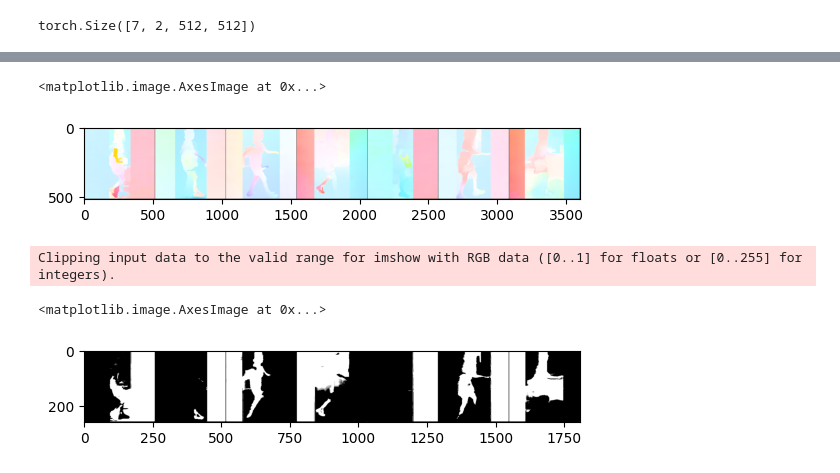
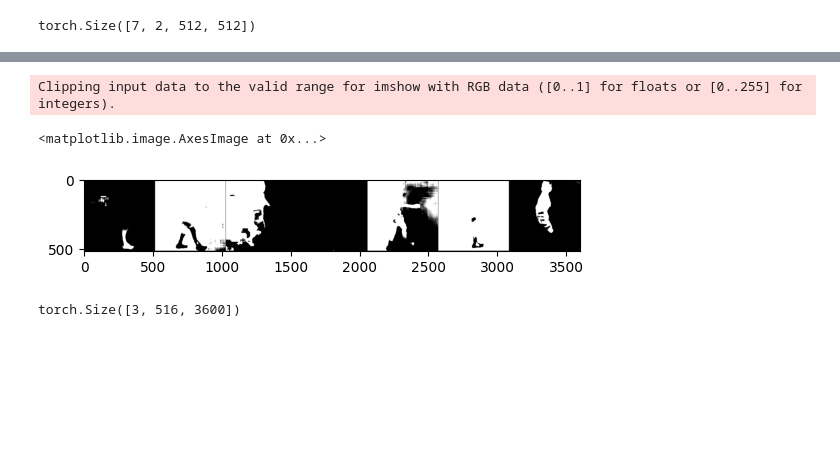
Before and after one commit to ChenKaiXuSan/Two_Stream_PyTorch, a Jupyter notebook: docs/supplemental_code.ipynb, the cells around one changed output, grey strips where cells are left out. Drawn from its saved outputs; the diff is of its cells as text; code cells hidden in the pictures; blank space fills up the shorter version.

```diff
--- a/docs/supplemental_code.ipynb
+++ b/docs/supplemental_code.ipynb
@@ -1,10 +1,11 @@
 # %%
 from torchvision.io import read_video
 from torchvision.utils import make_grid
+import torch
 
 # not segmentation
-video, _, _ = read_video("/workspace/data/test/no_seg.mp4", pts_unit="sec")
+# video, _, _ = read_video("/workspace/data/test/no_seg.mp4", pts_unit="sec")
 # with segmentation
-# video, _, _ = read_video("/workspace/data/test/seg.mp4", pts_unit="sec")
+video, _, _ = read_video("/workspace/data/test/seg.mp4", pts_unit="sec")
 video.shape
 # %% [output]
@@ -88,19 +422,12 @@ torch.Size([7, 2, 512, 512])
 # %%
-flow_image = flow_to_image(of_8)
-
-ans = make_grid(flow_image, nrow=8)
+ans = torch.mean(of_8, dim=1, keepdim=True)
+ans = make_grid(ans, nrow=8)
 plt.imshow(ans.permute(1, 2, 0))
 # %% [output]
-<matplotlib.image.AxesImage at 0x...>
+Clipping input data to the valid range for imshow with RGB data ([0..1] for floats or [0..255] for integers).
+<matplotlib.image.AxesImage at 0x...>
-[figure, old version]
+[figure, new version]
-# %%
-conv3d = Conv3d(in_channels=2, out_channels=1, kernel_size=(1, 7, 7), stride=(1, 2, 2), padding=(0, 3, 3))
-
-ft_8 = conv3d(of_8.permute(1,0,2,3))
-
-ft_map_8 = make_grid(ft_8.permute(1,0,2,3), nrow=8)
-plt.imshow(ft_map_8.permute(1, 2, 0))
-# %% [output]
-Clipping input data to the valid range for imshow with RGB data ([0..1] for floats or [0..255] for integers).
-<matplotlib.image.AxesImage at 0x...>
-[figure, removed]
+# %%
+ans.shape
+# %% [output]
+torch.Size([3, 516, 3600])
```
Also changed, not shown: parts of 41 cells of this notebook, 8 other files.
